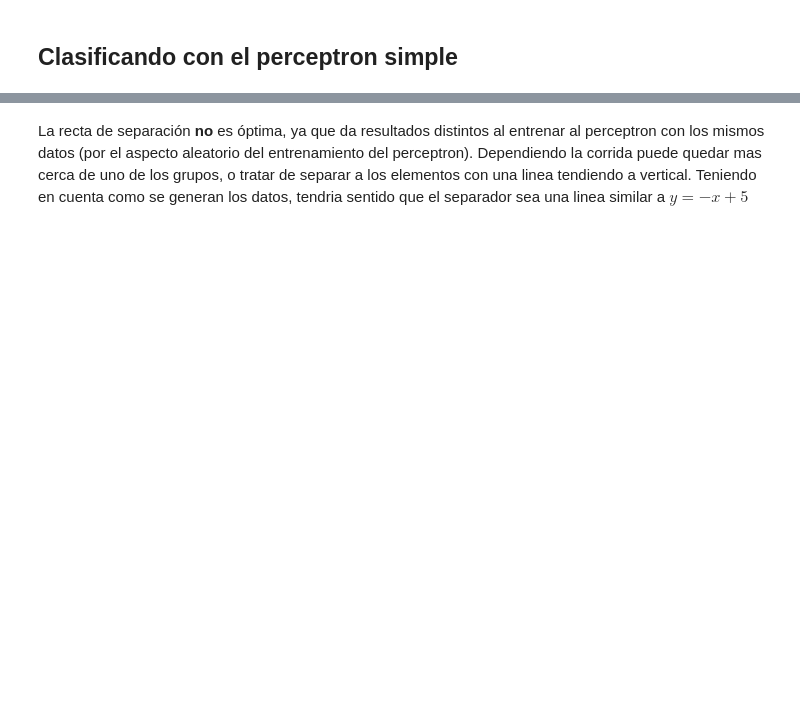
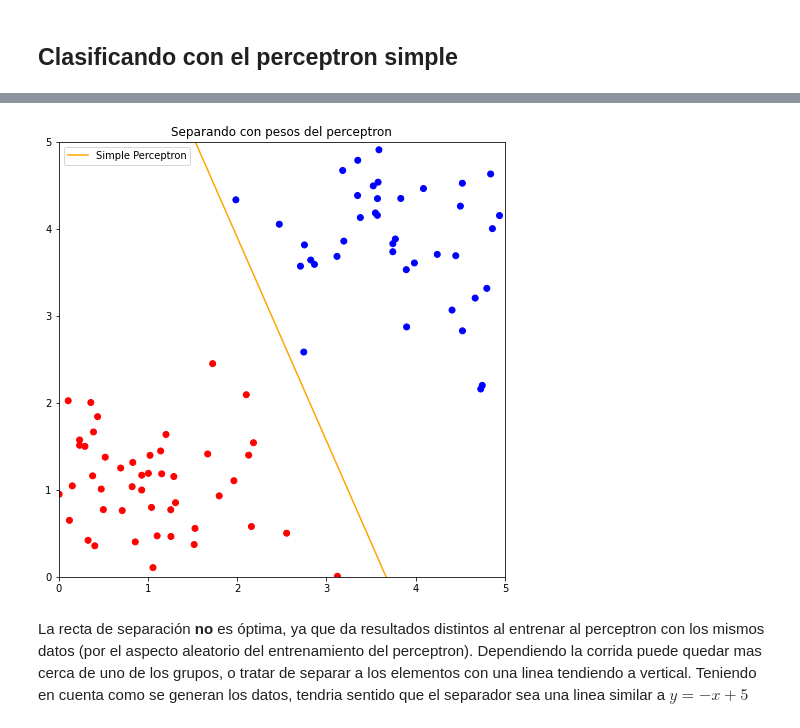
Before and after one commit to gsilvatici/MachineLearningStories, a Jupyter notebook: tp3/ej1.ipynb, the cells around one changed output, grey strips where cells are left out. Drawn from its saved outputs; the diff is of its cells as text; code cells hidden in the pictures; blank space fills up the shorter version.

```diff
--- a/tp3/ej1.ipynb
+++ b/tp3/ej1.ipynb
@@ -34 +85,42 @@ Removed 2 out of bounds elements
+# %%
+def get_best_separator(x, y, current_separator, n=2):
+    # order points by distance to perceptron hyperplane
+    m, b = current_separator
+    ordered_zip = sorted(zip(x, y), key = lambda t: distance(t[0], (m, b)))
+    i = [list(t) for t in zip(*ordered_zip)]
+    xi = np.array(i[0])
+    yi = np.array(i[1])
+
+    n_reds = x[np.where(y == -1)[0][:n]]
+    n_blues = x[np.where(y == 1)[0][:n]]
+
+    end_points = None
+    end_point = None
+    end_m1 = None
+    end_m2 = None
+    end_s_point = None
+    end_separator = current_separator
+
+    def min_distance(X, sep):
+        return min([distance(x_i, sep) for x_i in X])
+
+    all_groups = [n_reds, n_blues]
+    for i, class_points in enumerate(all_groups):
+        for points in combinations(all_groups[i], 2):
+            other = 1 if i == 0 else 0
+            for point in all_groups[other]:
+                margin1 = line_from_points(points[0], points[1])
+                margin2 = translate_line(margin1, point)
+                s_point, separator = separator_line(margin1, point)
+                curr_min_distance = min_distance(xi, separator)
+                if curr_min_distance > min_distance(xi, end_separator):
+                    end_points = points
+                    end_point = point
+                    end_m1 = margin1
+                    end_m2 = margin2
+                    end_s_point = s_point
+                    end_separator = separator
+
+
+    return end_points, end_point, end_m1, end_m2, end_s_point, end_separator
 # %%
@@ -62,2 +193,6 @@ Pesos que minimizan el error: [0.03382237796813856, 0.004663354390421995, -0.1]
+# %%
+visualize(X_c, y_c, p.min_weights, 'Separando con pesos del perceptron', optimum=False)
+# %% [output]
+[figure, added]
 # %% [markdown]
 La recta de separación **no** es óptima, ya que da resultados distintos al entrenar al perceptron con los mismos datos (por el aspecto aleatorio del entrenamiento del perceptron). Dependiendo la corrida puede quedar mas cerca de uno de los grupos, o tratar de separar a los elementos con una linea tendiendo a vertical. Teniendo en cuenta como se generan los datos, tendria sentido que el separador sea una linea similar a $y=-x+5$
```
Also changed, not shown: parts of 16 cells of this notebook, 1 other file.
